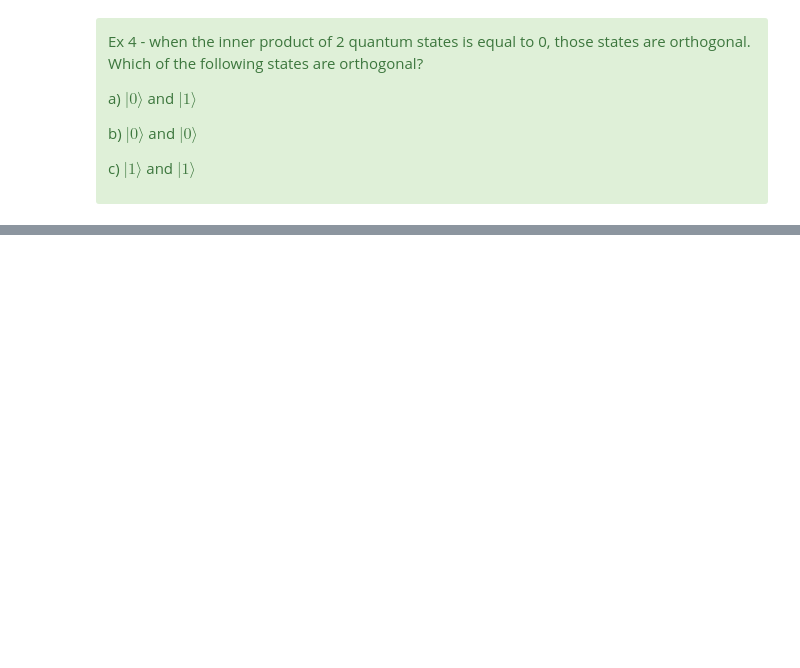
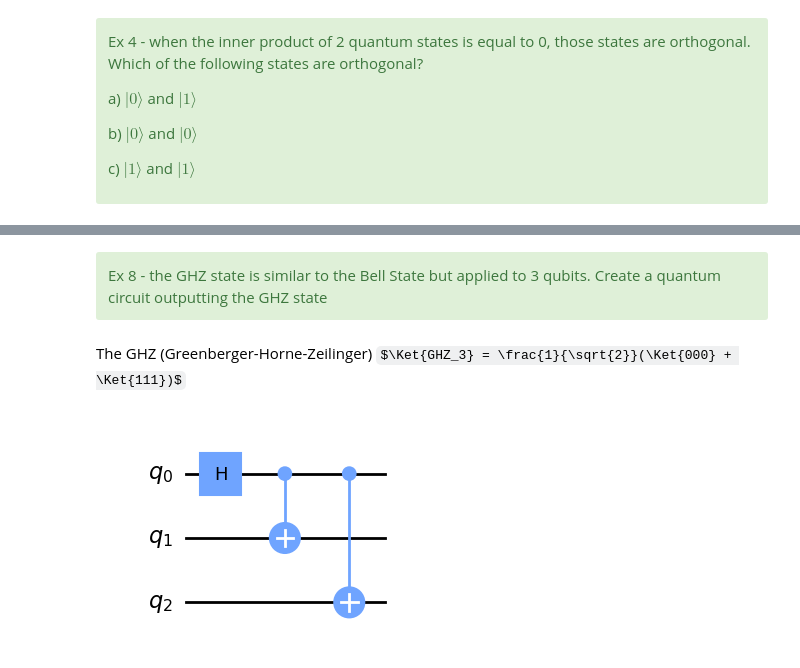
Before and after one commit to Martyna94/QiskitSummerSchool2023, a Jupyter notebook: Lab1/Lab 1.ipynb, the cells around one changed output, grey strips where cells are left out. Drawn from its saved outputs; the diff is of its cells as text; code cells hidden in the pictures; some formulas as TeX source; blank space fills up the shorter version.

```diff
--- a/Lab1/Lab 1.ipynb
+++ b/Lab1/Lab 1.ipynb
@@ -225,0 +509,18 @@ E.g. for constant-0 we can create the corresponding matrix m1 like so:
+# %% [markdown]
+<div class="alert alert-block alert-success"> Ex 8 - the GHZ state is similar to the Bell State but applied to 3 qubits. Create a quantum circuit outputting the GHZ state </div>
+# %% [markdown]
+The GHZ (Greenberger-Horne-Zeilinger)
+$\Ket{GHZ_3} = \frac{1}{\sqrt{2}}(\Ket{000} + \Ket{111})$
+# %%
+ghz = QuantumCircuit(3)
+
+##############################
+# add gates to your circuit here
+ghz.h(0)
+ghz.cx(0,1)
+ghz.cx(0,2)
+##############################
+
+ghz.draw(output='mpl')
+# %% [output]
+[figure, added]
```
Also changed, not shown: parts of 67 cells of this notebook, 4 other files.
